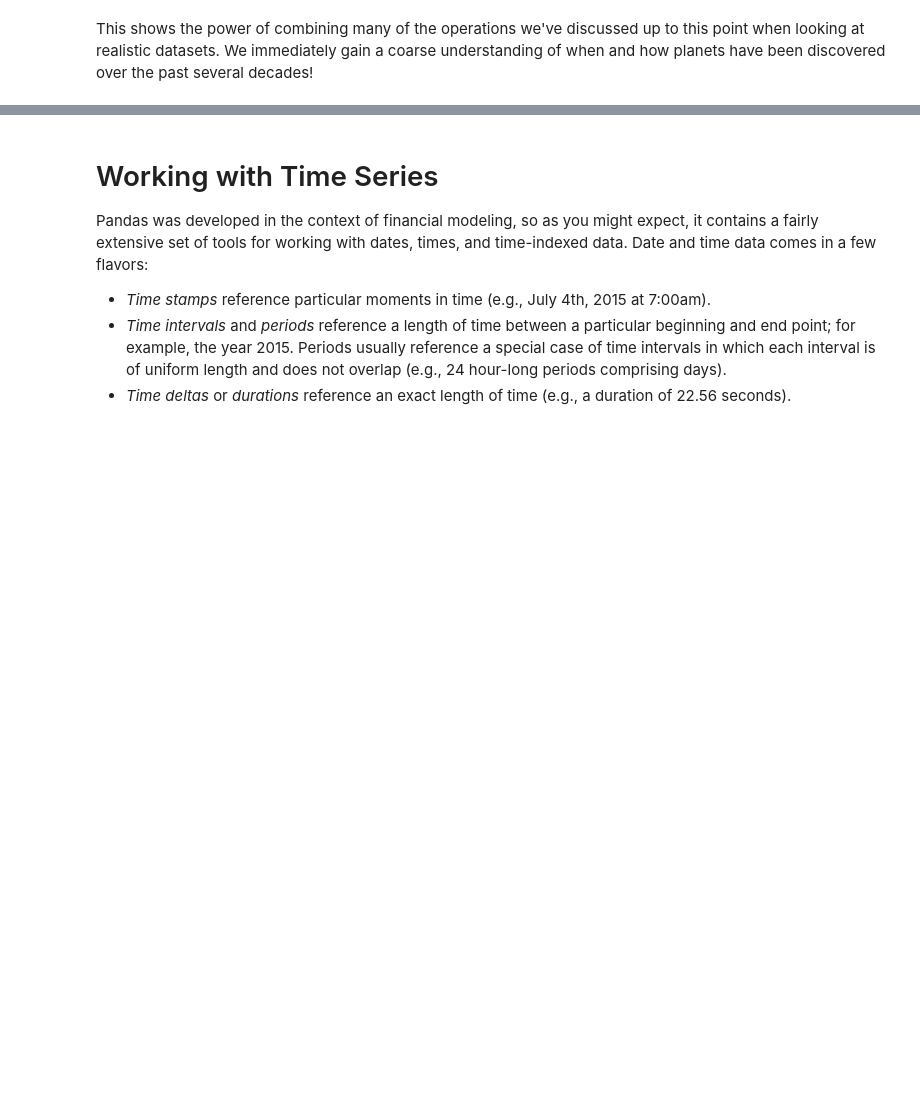
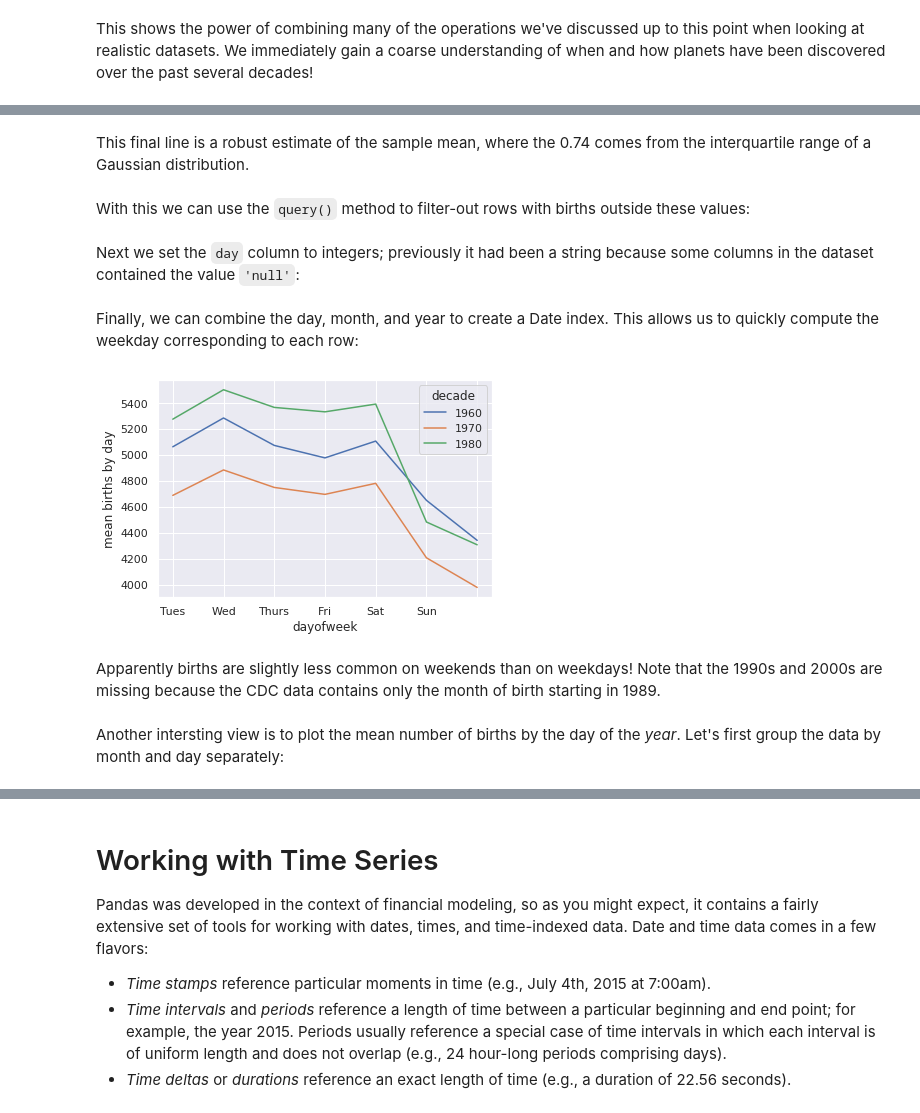
Before and after one commit to massimo-nocentini/on-python, a Jupyter notebook: UniFiCourseSpring2020/pandas.ipynb, the cells around one changed output, grey strips where cells are left out. Cells and saved outputs as stored; diff of their text form; code cells hidden in the pictures; blank space fills up the shorter version.

```diff
--- a/UniFiCourseSpring2020/pandas.ipynb
+++ b/UniFiCourseSpring2020/pandas.ipynb
@@ -2917,0 +3132,36 @@ We immediately gain a coarse understanding of when and how planets have been dis
+# %% [markdown]
+This final line is a robust estimate of the sample mean, where the 0.74 comes from the interquartile range of a Gaussian distribution.
+# %% [markdown]
+With this we can use the ``query()`` method to filter-out rows with births outside these values:
+# %%
+births = births.query('(births > @mu - 5 * @sig) & (births < @mu + 5 * @sig)')
+# %% [markdown]
+Next we set the ``day`` column to integers; previously it had been a string because some columns in the dataset contained the value ``'null'``:
+# %%
+# set 'day' column to integer; it originally was a string due to nulls
+births['day'] = births['day'].astype(int)
+# %% [markdown]
+Finally, we can combine the day, month, and year to create a Date index.
+This allows us to quickly compute the weekday corresponding to each row:
+# %%
+# create a datetime index from the year, month, day
+births.index = pd.to_datetime(10000 * births.year +
+                              100 * births.month +
+                              births.day, format='%Y%m%d')
+
+births['dayofweek'] = births.index.dayofweek
+# %%
+import matplotlib.pyplot as plt
+import matplotlib as mpl
+
+births.pivot_table('births', index='dayofweek',
+                    columns='decade', aggfunc='mean').plot()
+plt.gca().set_xticklabels(['Mon', 'Tues', 'Wed', 'Thurs', 'Fri', 'Sat', 'Sun'])
+plt.ylabel('mean births by day');
+# %% [output]
+[figure, added]
+# %% [markdown]
+Apparently births are slightly less common on weekends than on weekdays! Note that the 1990s and 2000s are missing because the CDC data contains only the month of birth starting in 1989.
+# %% [markdown]
+Another intersting view is to plot the mean number of births by the day of the *year*.
+Let's first group the data by month and day separately:
```
Also changed, not shown: parts of 43 cells of this notebook.
